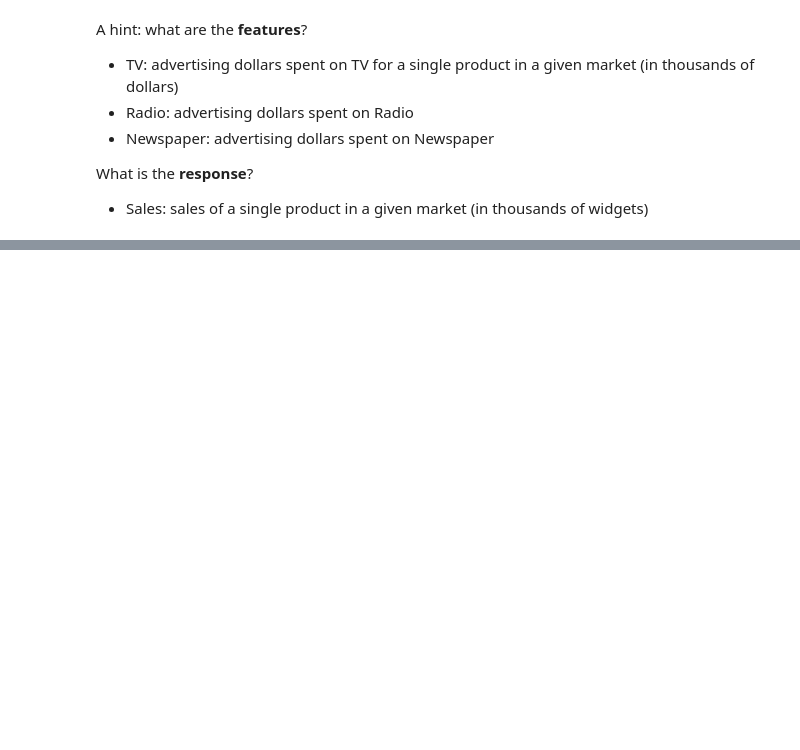
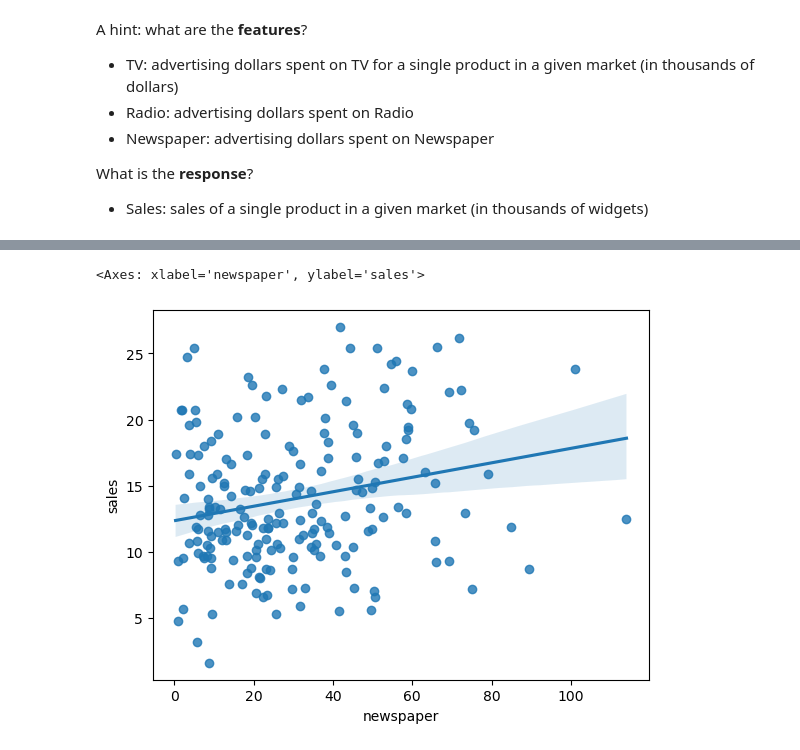
Before and after one commit to markkho/nyu_lab_in_cognition, a Jupyter notebook: book/labs/LabReg-IntroToRegression.ipynb, the cells around one changed output, grey strips where cells are left out. Saved outputs shown, nothing was run; the diff lists cells and outputs as text; code cells hidden in the pictures; blank space fills up the shorter version.

```diff
--- a/book/labs/LabReg-IntroToRegression.ipynb
+++ b/book/labs/LabReg-IntroToRegression.ipynb
@@ -416,0 +515,5 @@ What is the **response**?
+# %%
+sns.regplot(x='newspaper',y='sales',data=ad_df)
+# %% [output]
+<Axes: xlabel='newspaper', ylabel='sales'>
+[figure, added]
```
Also changed, not shown: parts of 8 cells of this notebook.
